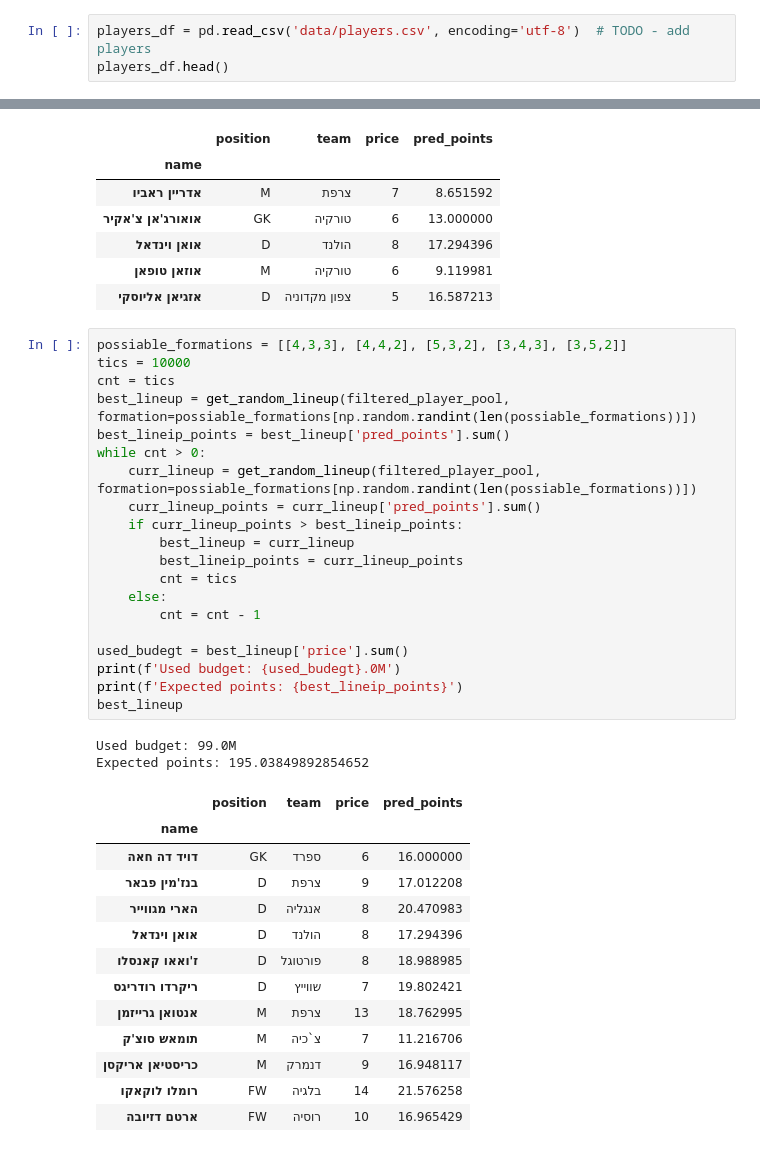
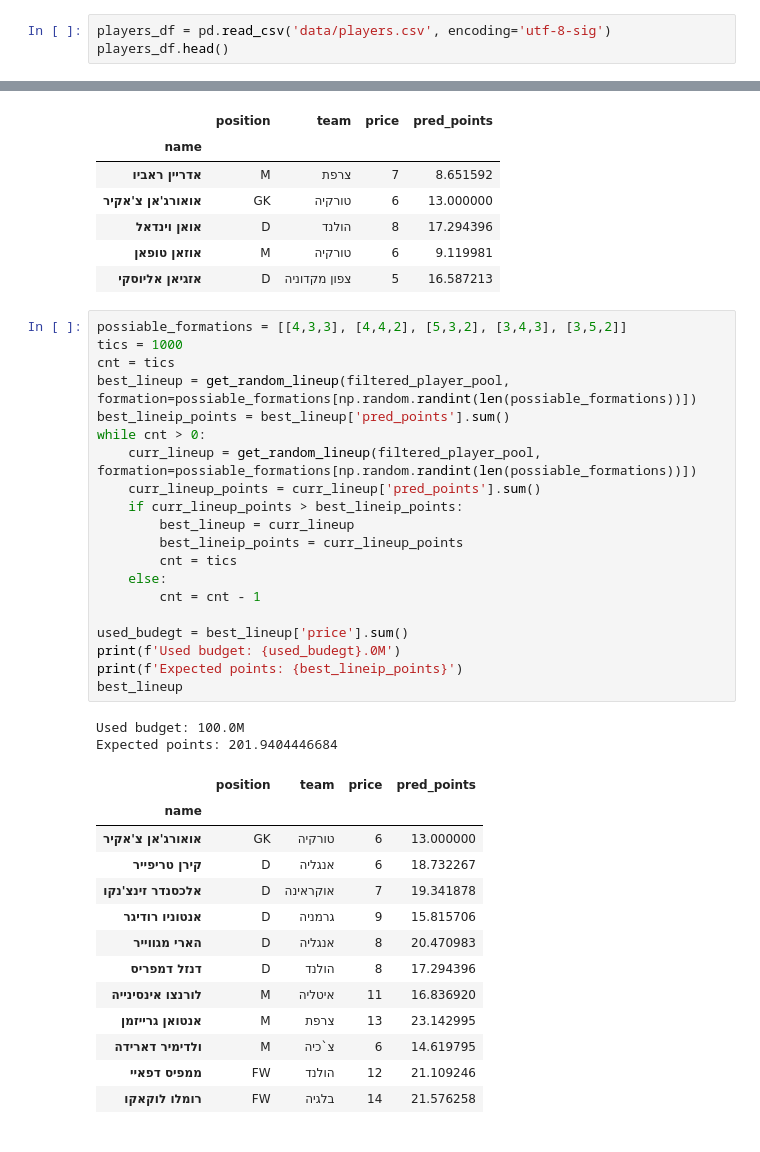
Before and after one commit to avshalomd/sport5-fantasy, a Jupyter notebook: generate_lineup.ipynb, the cells around one changed output, grey strips where cells are left out. Cells and saved outputs as stored; diff of their text form.

```diff
--- a/generate_lineup.ipynb
+++ b/generate_lineup.ipynb
@@ -50,7 +50,7 @@ teams_df.head()
 4. is_penalty_taker - indicates if the player is his team penaly taker. (int: binary - 0/1)
 5. is_starter - indicates if player is in the starting XI of its team. (int: binary - 0/1) ** NOT IN USE DUE TO PARTIAL DATA **
 # %%
-players_df = pd.read_csv('data/players.csv', encoding='utf-8')  # TODO - add players
+players_df = pd.read_csv('data/players.csv', encoding='utf-8-sig')
 players_df.head()
 # %% [output]
 |  | name_h | name_e | team | is_penalty_taker | is_starter |
@@ -647,37 +647,37 @@ filtered_player_pool.head()
 | אזגיאן אליוסקי | D | צפון מקדוניה | 5 | 16.587213 |
 # %%
 possiable_formations = [[4,3,3], [4,4,2], [5,3,2], [3,4,3], [3,5,2]]
-tics = 10000
+tics = 1000
 cnt = tics
 best_lineup = get_random_lineup(filtered_player_pool, formation=possiable_formations[np.random.randint(len(possiable_formations))])
 best_lineip_points = best_lineup['pred_points'].sum()
 while cnt > 0:
     curr_lineup = get_random_lineup(filtered_player_pool, formation=possiable_formations[np.random.randint(len(possiable_formations))])
     curr_lineup_points = curr_lineup['pred_points'].sum()
     if curr_lineup_points > best_lineip_points:
         best_lineup = curr_lineup
         best_lineip_points = curr_lineup_points
         cnt = tics
     else:
         cnt = cnt - 1
 
 used_budegt = best_lineup['price'].sum()
 print(f'Used budget: {used_budegt}.0M')
 print(f'Expected points: {best_lineip_points}')
 best_lineup
 # %% [output]
-Used budget: 99.0M
-Expected points: 195.03849892854652
+Used budget: 100.0M
+Expected points: 201.9404446684
 |  | position | team | price | pred_points |
 | name |  |  |  |  |
-| דויד דה חאה | GK | ספרד | 6 | 16.000000 |
-| בנז'מין פבאר | D | צרפת | 9 | 17.012208 |
+| אואורג'אן צ'אקיר | GK | טורקיה | 6 | 13.000000 |
+| קירן טריפייר | D | אנגליה | 6 | 18.732267 |
+| אלכסנדר זינצ'נקו | D | אוקראינה | 7 | 19.341878 |
+| אנטוניו רודיגר | D | גרמניה | 9 | 15.815706 |
 | הארי מגווייר | D | אנגליה | 8 | 20.470983 |
-| אואן וינדאל | D | הולנד | 8 | 17.294396 |
-| ז'ואאו קאנסלו | D | פורטוגל | 8 | 18.988985 |
-| ריקרדו רודריגס | D | שווייץ | 7 | 19.802421 |
-| אנטואן גרייזמן | M | צרפת | 13 | 18.762995 |
-| תומאש סוצ'ק | M | צ`כיה | 7 | 11.216706 |
-| כריסטיאן אריקסן | M | דנמרק | 9 | 16.948117 |
+| דנזל דמפריס | D | הולנד | 8 | 17.294396 |
+| לורנצו אינסינייה | M | איטליה | 11 | 16.836920 |
+| אנטואן גרייזמן | M | צרפת | 13 | 23.142995 |
+| ולדימיר דארידה | M | צ`כיה | 6 | 14.619795 |
+| ממפיס דפאיי | FW | הולנד | 12 | 21.109246 |
 | רומלו לוקאקו | FW | בלגיה | 14 | 21.576258 |
-| ארטם דזיובה | FW | רוסיה | 10 | 16.965429 |
```
Also changed, not shown: parts of 6 cells of this notebook, 6 other files.
